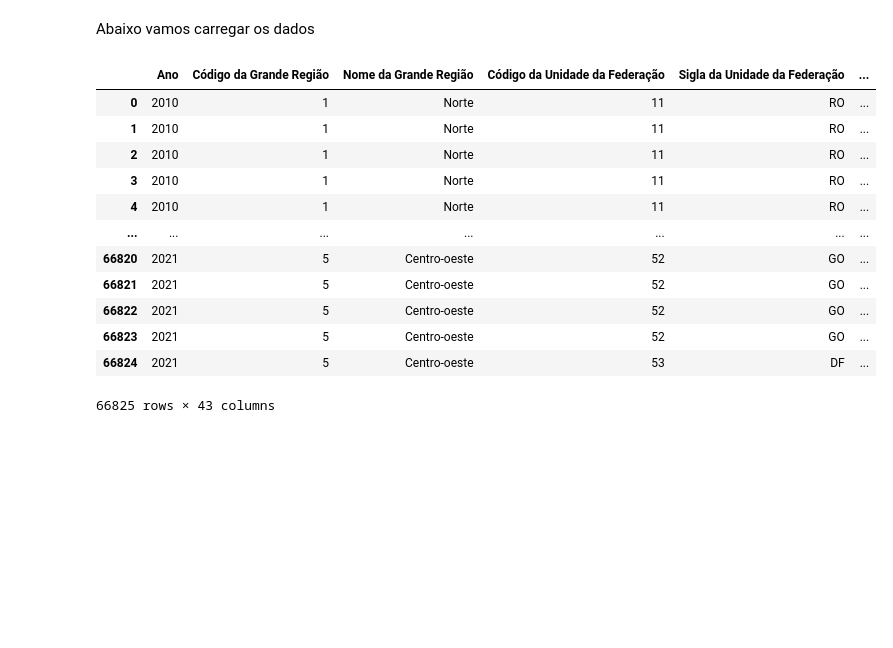
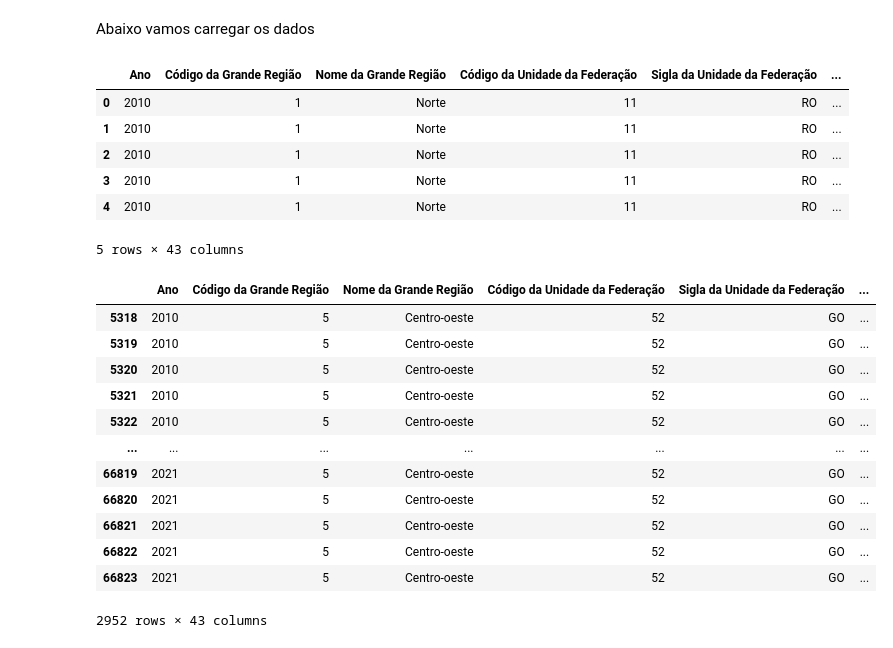
Before and after one commit to raphaelalvesdev/BIA_UFG_Estatistica-Descritiva_PE, a Jupyter notebook: tratamento_dados.ipynb, the cells around one changed output. Saved outputs shown, nothing was run; the diff lists cells and outputs as text; code cells hidden in the pictures; blank space fills up the shorter version.

```diff
--- a/tratamento_dados.ipynb
+++ b/tratamento_dados.ipynb
@@ -21,20 +21,14 @@ Abaixo vamos carregar os dados
 # %%
 import pandas as pd
 
-pib_muni = pd.read_excel('PIB dos Municípios - base de dados 2010-2021.xlsx')
+pib_municipios = pd.read_excel('PIB dos Municípios - base de dados 2010-2021.xlsx')
 # %%
-pib_muni
+pib_municipios.head()
 # %% [output]
 |  | Ano | Código da Grande Região | Nome da Grande Região | Código da Unidade da Federação | Sigla da Unidade da Federação | ... |
 | 0 | 2010 | 1 | Norte | 11 | RO | ... |
 | 1 | 2010 | 1 | Norte | 11 | RO | ... |
 | 2 | 2010 | 1 | Norte | 11 | RO | ... |
 | 3 | 2010 | 1 | Norte | 11 | RO | ... |
 | 4 | 2010 | 1 | Norte | 11 | RO | ... |
-| ... | ... | ... | ... | ... | ... | ... |
-| 66820 | 2021 | 5 | Centro-oeste | 52 | GO | ... |
-| 66821 | 2021 | 5 | Centro-oeste | 52 | GO | ... |
-| 66822 | 2021 | 5 | Centro-oeste | 52 | GO | ... |
-| 66823 | 2021 | 5 | Centro-oeste | 52 | GO | ... |
-| 66824 | 2021 | 5 | Centro-oeste | 53 | DF | ... |
-66825 rows × 43 columns
+5 rows × 43 columns
@@ -40,0 +37,16 @@ pib_muni
+# %%
+pib_municipios_goias
+# %% [output]
+|  | Ano | Código da Grande Região | Nome da Grande Região | Código da Unidade da Federação | Sigla da Unidade da Federação | ... |
+| 5318 | 2010 | 5 | Centro-oeste | 52 | GO | ... |
+| 5319 | 2010 | 5 | Centro-oeste | 52 | GO | ... |
+| 5320 | 2010 | 5 | Centro-oeste | 52 | GO | ... |
+| 5321 | 2010 | 5 | Centro-oeste | 52 | GO | ... |
+| 5322 | 2010 | 5 | Centro-oeste | 52 | GO | ... |
+| ... | ... | ... | ... | ... | ... | ... |
+| 66819 | 2021 | 5 | Centro-oeste | 52 | GO | ... |
+| 66820 | 2021 | 5 | Centro-oeste | 52 | GO | ... |
+| 66821 | 2021 | 5 | Centro-oeste | 52 | GO | ... |
+| 66822 | 2021 | 5 | Centro-oeste | 52 | GO | ... |
+| 66823 | 2021 | 5 | Centro-oeste | 52 | GO | ... |
+2952 rows × 43 columns
```
Also changed, not shown: parts of 2 cells of this notebook, 1 other file.
